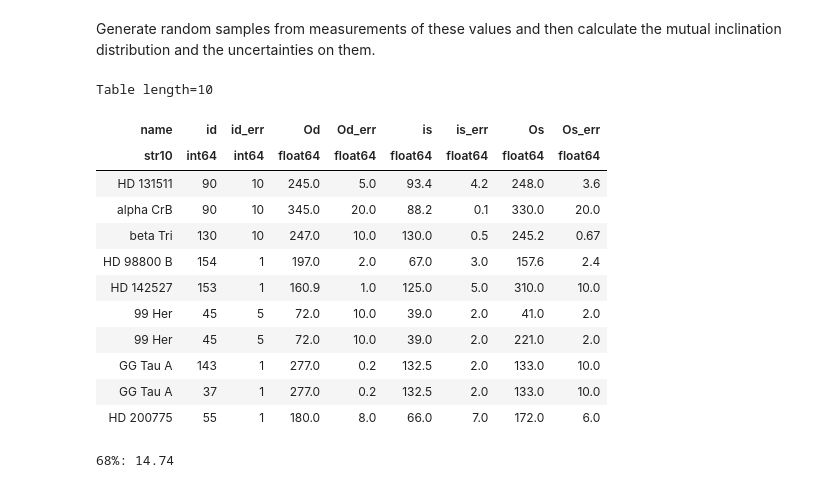
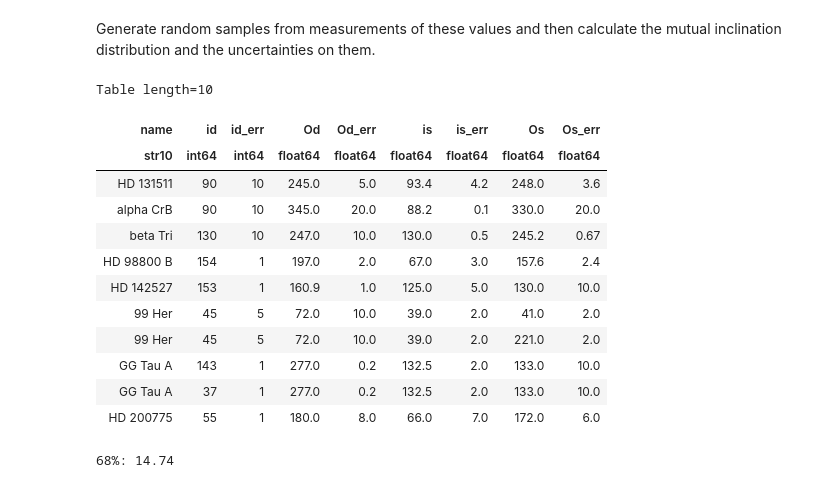
Before and after one commit to iancze/hierarchical-mutual-inclinations, a Jupyter notebook: MutualInclinationUncertainty.ipynb, the cells around one changed output. Cells and saved outputs as stored; diff of their text form; code cells hidden in the pictures.

```diff
--- a/MutualInclinationUncertainty.ipynb
+++ b/MutualInclinationUncertainty.ipynb
@@ -27,29 +27,29 @@ Generate random samples from measurements of these values and then calculate the
 # %%
 # the disks in the Kennedy sample have the following measurement uncertainties.
 rows = [["HD 131511", 90, 10, 245, 5, 93.4, 4.2, 248, 3.6],
     ["alpha CrB", 90, 10, 345, 20, 88.2, 0.1, 330, 20],
     ["beta Tri", 130, 10, 247, 10, 130.0, 0.5, 245.2, 0.67],
     ["HD 98800 B", 154, 1, 197, 2, 67, 3, 157.6, 2.4],
-    ["HD 142527", 153, 1, 160.9, 1, 125, 5, 310, 10],
+    ["HD 142527", 153, 1, 160.9, 1, 125, 5, 130, 10],
     ["99 Her", 45, 5, 72, 10, 39, 2, 41, 2],
     ["99 Her", 45, 5, 72, 10, 39, 2, 180 + 41, 2],
     ["GG Tau A", 143, 1, 277, 0.2, 132.5, 2, 133, 10],
     ["GG Tau A", 37, 1, 277, 0.2, 132.5, 2, 133, 10],
     ["HD 200775", 55, 1, 180, 8, 66, 7, 172, 6]]
 
 labels = ["name", "id", "id_err", "Od", "Od_err", "is", "is_err", "Os", "Os_err"]
 
 table = Table(rows=rows, names=labels)
 table
 # %% [output]
 Table length=10
 | name | id | id_err | Od | Od_err | is | is_err | Os | Os_err |
 | str10 | int64 | int64 | float64 | float64 | float64 | float64 | float64 | float64 |
 | HD 131511 | 90 | 10 | 245.0 | 5.0 | 93.4 | 4.2 | 248.0 | 3.6 |
 | alpha CrB | 90 | 10 | 345.0 | 20.0 | 88.2 | 0.1 | 330.0 | 20.0 |
 | beta Tri | 130 | 10 | 247.0 | 10.0 | 130.0 | 0.5 | 245.2 | 0.67 |
 | HD 98800 B | 154 | 1 | 197.0 | 2.0 | 67.0 | 3.0 | 157.6 | 2.4 |
-| HD 142527 | 153 | 1 | 160.9 | 1.0 | 125.0 | 5.0 | 310.0 | 10.0 |
+| HD 142527 | 153 | 1 | 160.9 | 1.0 | 125.0 | 5.0 | 130.0 | 10.0 |
 | 99 Her | 45 | 5 | 72.0 | 10.0 | 39.0 | 2.0 | 41.0 | 2.0 |
 | 99 Her | 45 | 5 | 72.0 | 10.0 | 39.0 | 2.0 | 221.0 | 2.0 |
 | GG Tau A | 143 | 1 | 277.0 | 0.2 | 132.5 | 2.0 | 133.0 | 10.0 |
```
Also changed, not shown: parts of 1 cell of this notebook.
